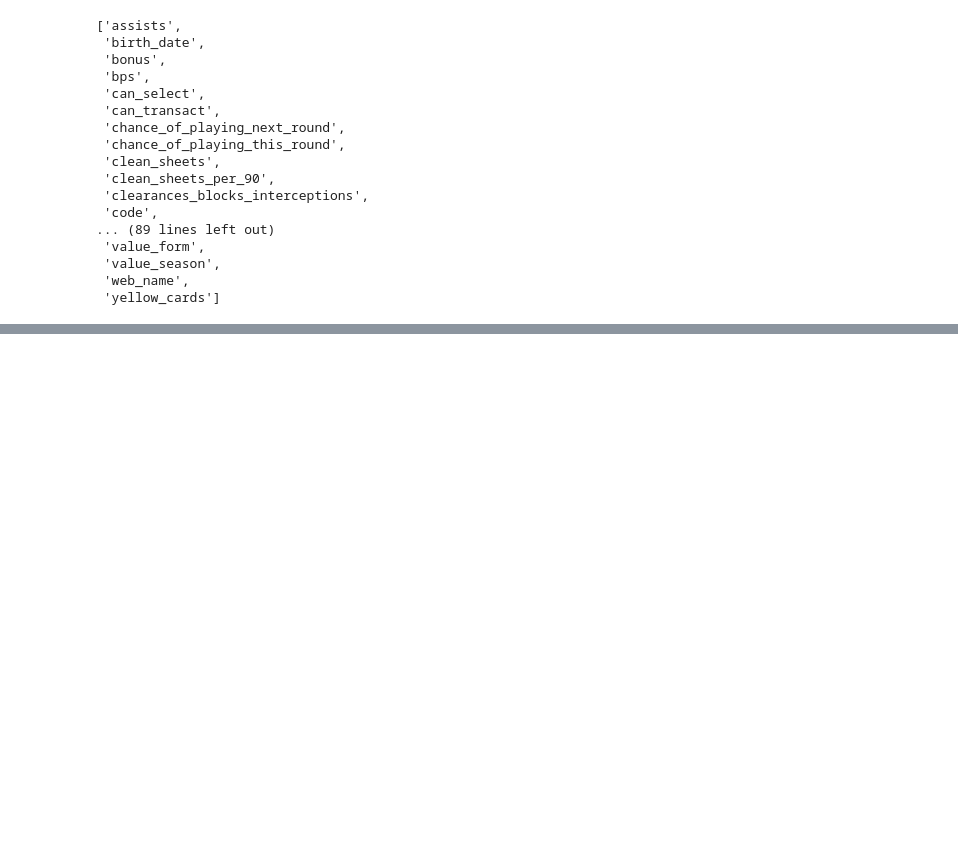
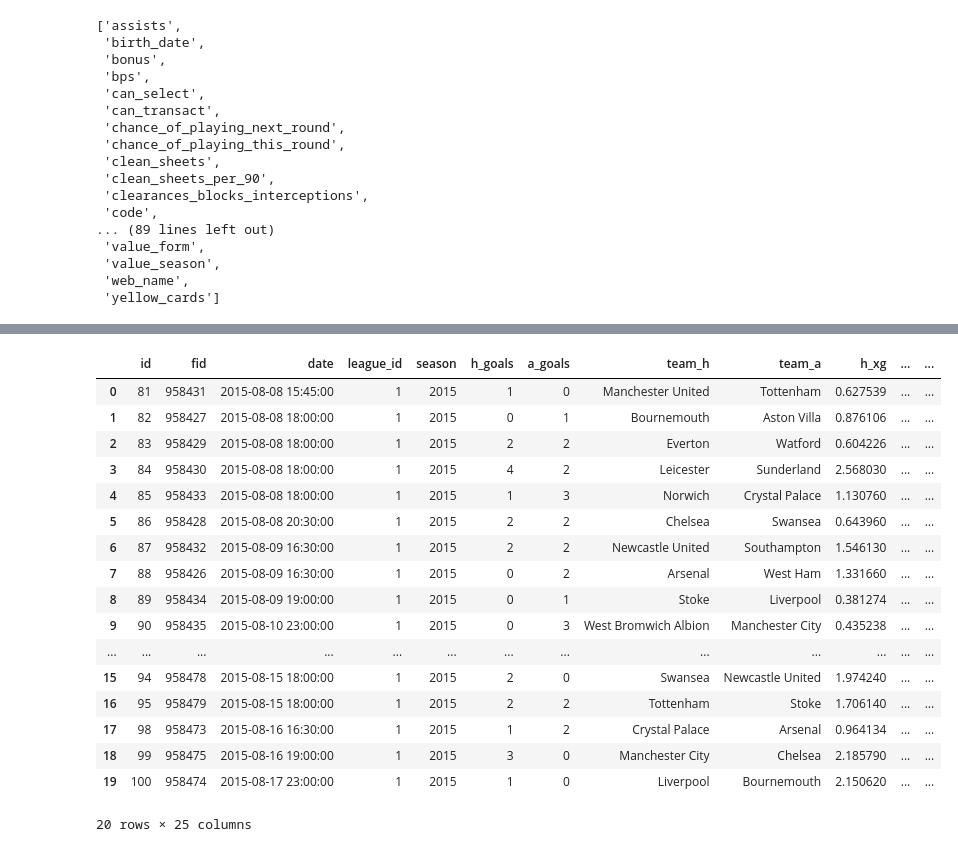
Before and after one commit to kartikey051/FPL-Prediction, a Jupyter notebook: mysql_data/mysql_data_cleaning.ipynb, the cells around one changed output, grey strips where cells are left out. Saved outputs shown, nothing was run; the diff lists cells and outputs as text; code cells hidden in the pictures; blank space fills up the shorter version.

Commit message:
Completed mysql data cleaning code

```diff
--- a/mysql_data/mysql_data_cleaning.ipynb
+++ b/mysql_data/mysql_data_cleaning.ipynb
@@ -416,0 +674,65 @@ teams_df = teams_df[[
+# %%
+# Standardize your existing name_map
+fpl_teams = dfs['fpl_season_teams'][['team_id', 'team_name', 'short_name']].drop_duplicates()
+cs_teams = dfs['teams'][['id','name','short_name']].drop_duplicates().rename(columns={'id':'team_id','name':'team_name'})
+
+primary_ids = cs_teams['team_id'].unique()
+additional_teams = fpl_teams[~fpl_teams['team_id'].isin(primary_ids)]
+name_map = pd.concat([cs_teams, additional_teams], ignore_index=True)
+
+# Understat Team Metrics Dataframe
+understat_team_metrics_df = dfs['understat_team_metrics']
+
+# Create a dictionary to fix Understat name discrepancies
+# This ensures "Manchester City" matches "Man City" in your name_map
+name_corrections = {
+    'Manchester City': 'Man City',
+    'Manchester United': 'Man Utd',
+    'Tottenham': 'Spurs',
+    'Wolverhampton Wanderers': 'Wolves',
+    'Nottingham Forest': "Nott'm Forest",
+    'Newcastle United': 'Newcastle',
+    'Sheffield United': 'Sheffield Utd',
+    'West Bromwich Albion': 'West Brom'
+}
+
+understat_team_metrics_df['team_h_clean'] = understat_team_metrics_df['team_h'].replace(name_corrections)
+understat_team_metrics_df['team_a_clean'] = understat_team_metrics_df['team_a'].replace(name_corrections)
+
+# Map the Unique Team IDs to the metrics table
+# Join for Home Team
+understat_team_metrics_df = understat_team_metrics_df.merge(name_map[['team_id', 'team_name']], left_on='team_h_clean', right_on='team_name', how='left')
+understat_team_metrics_df = understat_team_metrics_df.rename(columns={'team_id': 'team_h_id'}).drop(columns=['team_name'])
+
+# Join for Away Team
+understat_team_metrics_df = understat_team_metrics_df.merge(name_map[['team_id', 'team_name']], left_on='team_a_clean', right_on='team_name', how='left')
+understat_team_metrics_df = understat_team_metrics_df.rename(columns={'team_id': 'team_a_id'}).drop(columns=['team_name'])
+
+# Final Cleaning: Drop helper columns and Understat's original inconsistent IDs
+understat_team_metrics_df['date'] = pd.to_datetime(understat_team_metrics_df['date'])
+understat_team_metrics_df = understat_team_metrics_df.drop(columns=['h', 'a', 'team_h_clean', 'team_a_clean'])
+
+# Sort by date for chronological analysis
+understat_team_metrics_df = understat_team_metrics_df.sort_values('date').reset_index(drop=True)
+
+understat_team_metrics_df[['date', 'team_h_id', 'team_h', 'team_a_id', 'team_a', 'h_xg', 'a_xg']].head()
+understat_team_metrics_df.head(20)
+# %% [output]
+|  | id | fid | date | league_id | season | h_goals | a_goals | team_h | team_a | h_xg | ... | ... |
+| 0 | 81 | 958431 | 2015-08-08 15:45:00 | 1 | 2015 | 1 | 0 | Manchester United | Tottenham | 0.627539 | ... | ... |
+| 1 | 82 | 958427 | 2015-08-08 18:00:00 | 1 | 2015 | 0 | 1 | Bournemouth | Aston Villa | 0.876106 | ... | ... |
+| 2 | 83 | 958429 | 2015-08-08 18:00:00 | 1 | 2015 | 2 | 2 | Everton | Watford | 0.604226 | ... | ... |
+| 3 | 84 | 958430 | 2015-08-08 18:00:00 | 1 | 2015 | 4 | 2 | Leicester | Sunderland | 2.568030 | ... | ... |
+| 4 | 85 | 958433 | 2015-08-08 18:00:00 | 1 | 2015 | 1 | 3 | Norwich | Crystal Palace | 1.130760 | ... | ... |
+| 5 | 86 | 958428 | 2015-08-08 20:30:00 | 1 | 2015 | 2 | 2 | Chelsea | Swansea | 0.643960 | ... | ... |
+| 6 | 87 | 958432 | 2015-08-09 16:30:00 | 1 | 2015 | 2 | 2 | Newcastle United | Southampton | 1.546130 | ... | ... |
+| 7 | 88 | 958426 | 2015-08-09 16:30:00 | 1 | 2015 | 0 | 2 | Arsenal | West Ham | 1.331660 | ... | ... |
+| 8 | 89 | 958434 | 2015-08-09 19:00:00 | 1 | 2015 | 0 | 1 | Stoke | Liverpool | 0.381274 | ... | ... |
+| 9 | 90 | 958435 | 2015-08-10 23:00:00 | 1 | 2015 | 0 | 3 | West Bromwich Albion | Manchester City | 0.435238 | ... | ... |
+| ... | ... | ... | ... | ... | ... | ... | ... | ... | ... | ... | ... | ... |
+| 15 | 94 | 958478 | 2015-08-15 18:00:00 | 1 | 2015 | 2 | 0 | Swansea | Newcastle United | 1.974240 | ... | ... |
+| 16 | 95 | 958479 | 2015-08-15 18:00:00 | 1 | 2015 | 2 | 2 | Tottenham | Stoke | 1.706140 | ... | ... |
+| 17 | 98 | 958473 | 2015-08-16 16:30:00 | 1 | 2015 | 1 | 2 | Crystal Palace | Arsenal | 0.964134 | ... | ... |
+| 18 | 99 | 958475 | 2015-08-16 19:00:00 | 1 | 2015 | 3 | 0 | Manchester City | Chelsea | 2.185790 | ... | ... |
+| 19 | 100 | 958474 | 2015-08-17 23:00:00 | 1 | 2015 | 1 | 0 | Liverpool | Bournemouth | 2.150620 | ... | ... |
+20 rows × 25 columns
```
Also changed, not shown: parts of 47 cells of this notebook, 3 other files.
